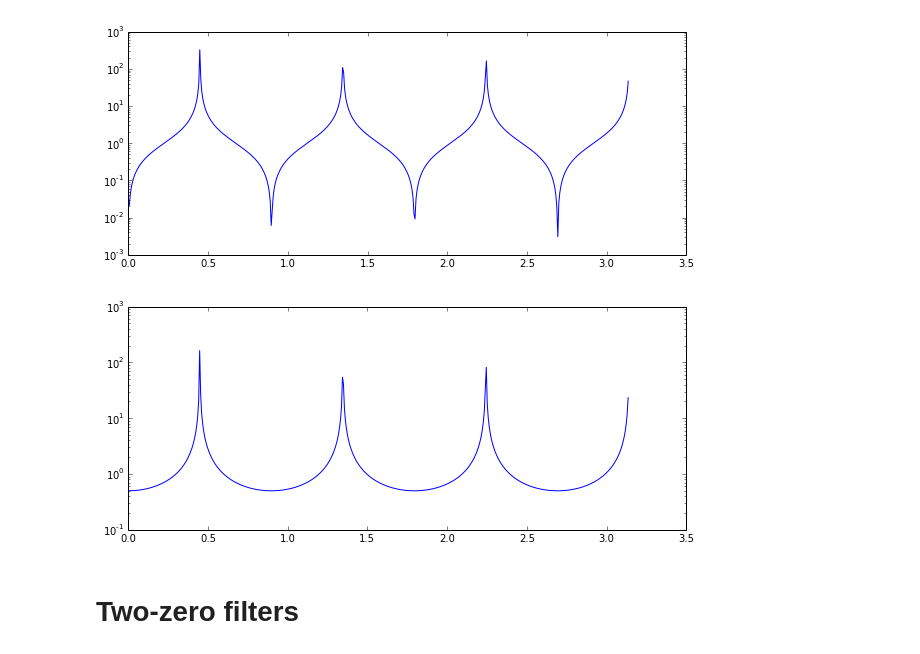
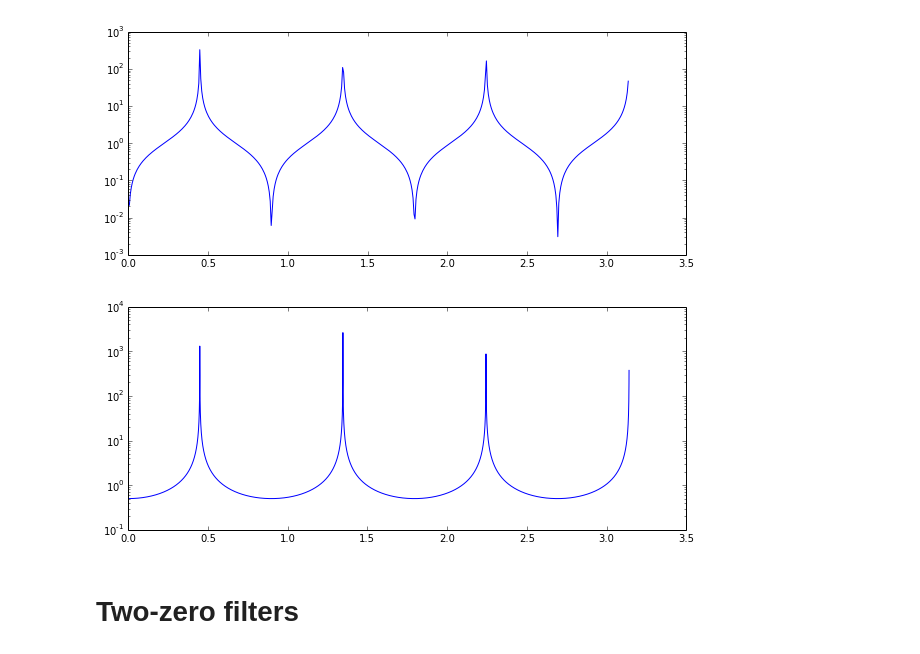
Before and after one commit to mantaraya36/201A-ipython, a Jupyter notebook: Audio Filters.ipynb, the cells around one changed output. Drawn from its saved outputs; the diff is of its cells as text; code cells hidden in the pictures.

```diff
--- a/Audio Filters.ipynb
+++ b/Audio Filters.ipynb
@@ -298,10 +298,10 @@ semilogy(frq, abs(resp));
 # %%
 b = [1]
 a = [1,0,0,0,0,0,0,1]
-frq, resp = freqz(b,a)
+frq, resp = freqz(b,a, worN=8192)
 semilogy(frq, abs(resp));
 # %% [output]
-[figure, old version]
+[figure, new version]
 # %% [markdown]
 # Two-zero filters
 # %%
```
Also changed, not shown: parts of 21 cells of this notebook, 2 other files.
